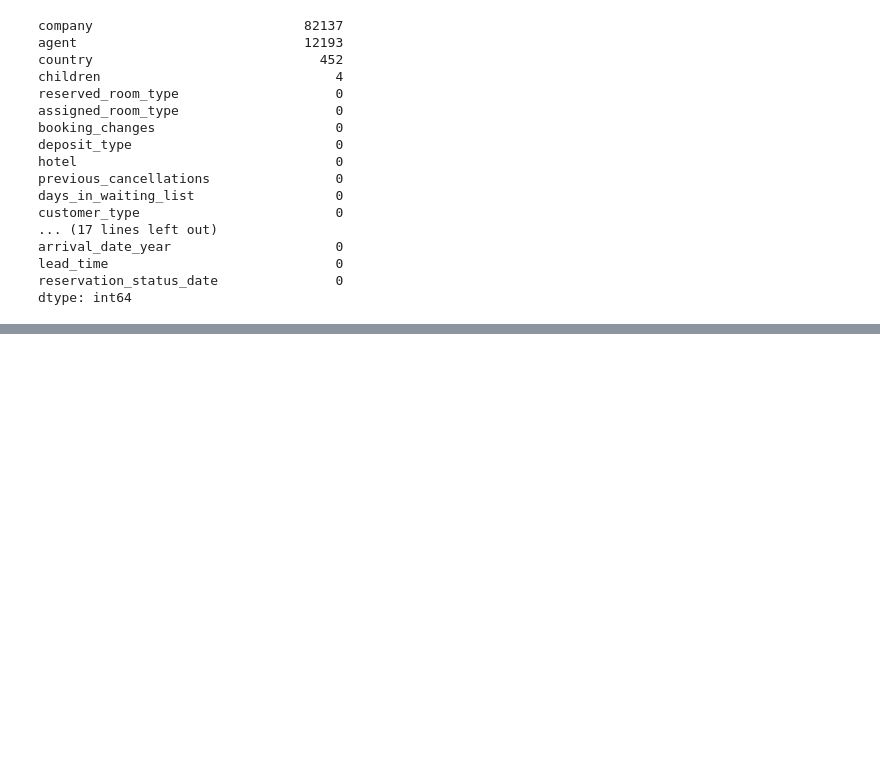
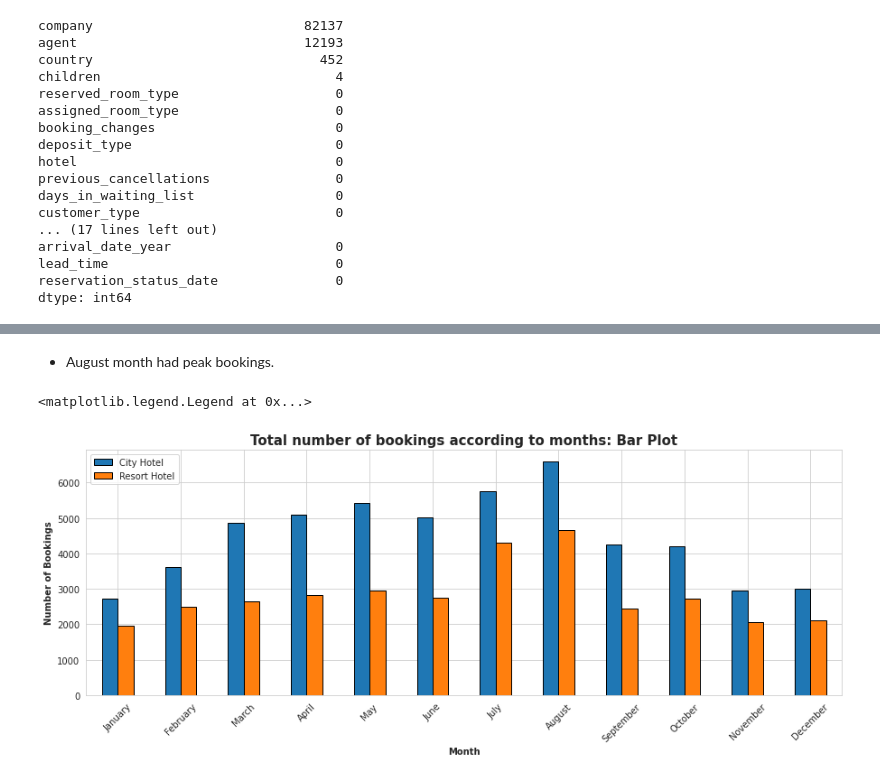
Before and after one commit to shrikantkute/EDA-Hotel-Booking, a Jupyter notebook: Hotel_Booking_EDA.ipynb, the cells around one changed output, grey strips where cells are left out. Drawn from its saved outputs; the diff is of its cells as text; code cells hidden in the pictures; blank space fills up the shorter version.

```diff
--- a/Hotel_Booking_EDA.ipynb
+++ b/Hotel_Booking_EDA.ipynb
@@ -347,0 +477,14 @@ dtype: int64
+# %% [markdown]
+* August month had peak bookings.
+# %%
+# Visualaization:Bar Chart
+plt.rcParams['figure.figsize'] = (15,5)
+peak_booking_month.plot(kind='bar',edgecolor='black',figsize=(15,5))
+plt.title('Total number of bookings according to months: Bar Plot',weight='bold',size=15)
+plt.xlabel('Month',weight='bold')
+plt.xticks(rotation=45)
+plt.ylabel('Number of Bookings',weight='bold')
+plt.legend(loc='upper left')
+# %% [output]
+<matplotlib.legend.Legend at 0x...>
+[figure, added]
```
Also changed, not shown: parts of 27 cells of this notebook.
